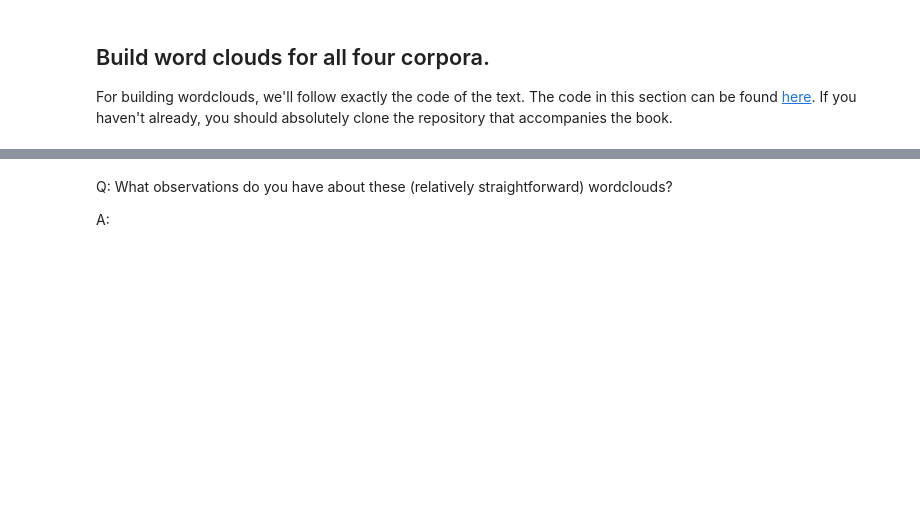
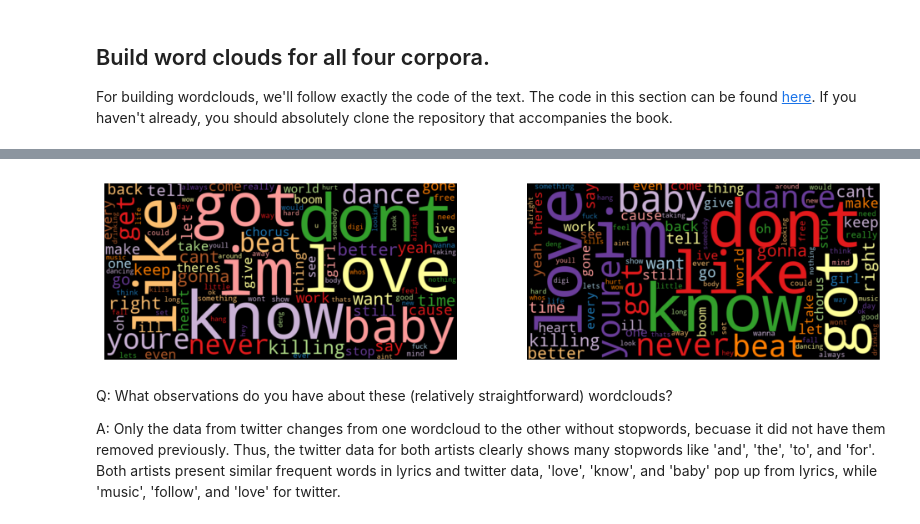
Before and after one commit to GonBla/Assign3_509_MADS, a Jupyter notebook: Group Comparison.ipynb, the cells around one changed output, grey strips where cells are left out. Saved outputs shown, nothing was run; the diff lists cells and outputs as text; code cells hidden in the pictures; blank space fills up the shorter version.

```diff
--- a/Group Comparison.ipynb
+++ b/Group Comparison.ipynb
@@ -310,4 +542,13 @@ def count_words(df, column='tokens', preprocess=None, min_freq=2):
+# %%
+freq_2015_df = count_words(lyrics_data[lyrics_data['artist'] == 'robyn'])
+plt.figure(figsize=(12,4))
+plt.subplot(1,2,1)###
+wordcloud(freq_2015_df['freq'], max_words=100)
+plt.subplot(1,2,2)###
+wordcloud(freq_2015_df['freq'], max_words=100, stopwords=sw)
+# %% [output]
+[figure, added]
 # %% [markdown]
 Q: What observations do you have about these (relatively straightforward) wordclouds?
 
-A:
+A: Only the data from twitter changes from one wordcloud to the other without stopwords, becuase it did not have them removed previously. Thus, the twitter data for both artists clearly shows many stopwords like 'and', 'the', 'to', and 'for'. Both artists present similar frequent words in lyrics and twitter data, 'love', 'know', and 'baby' pop up from lyrics, while 'music', 'follow', and 'love' for twitter.
```
Also changed, not shown: parts of 25 cells of this notebook.
